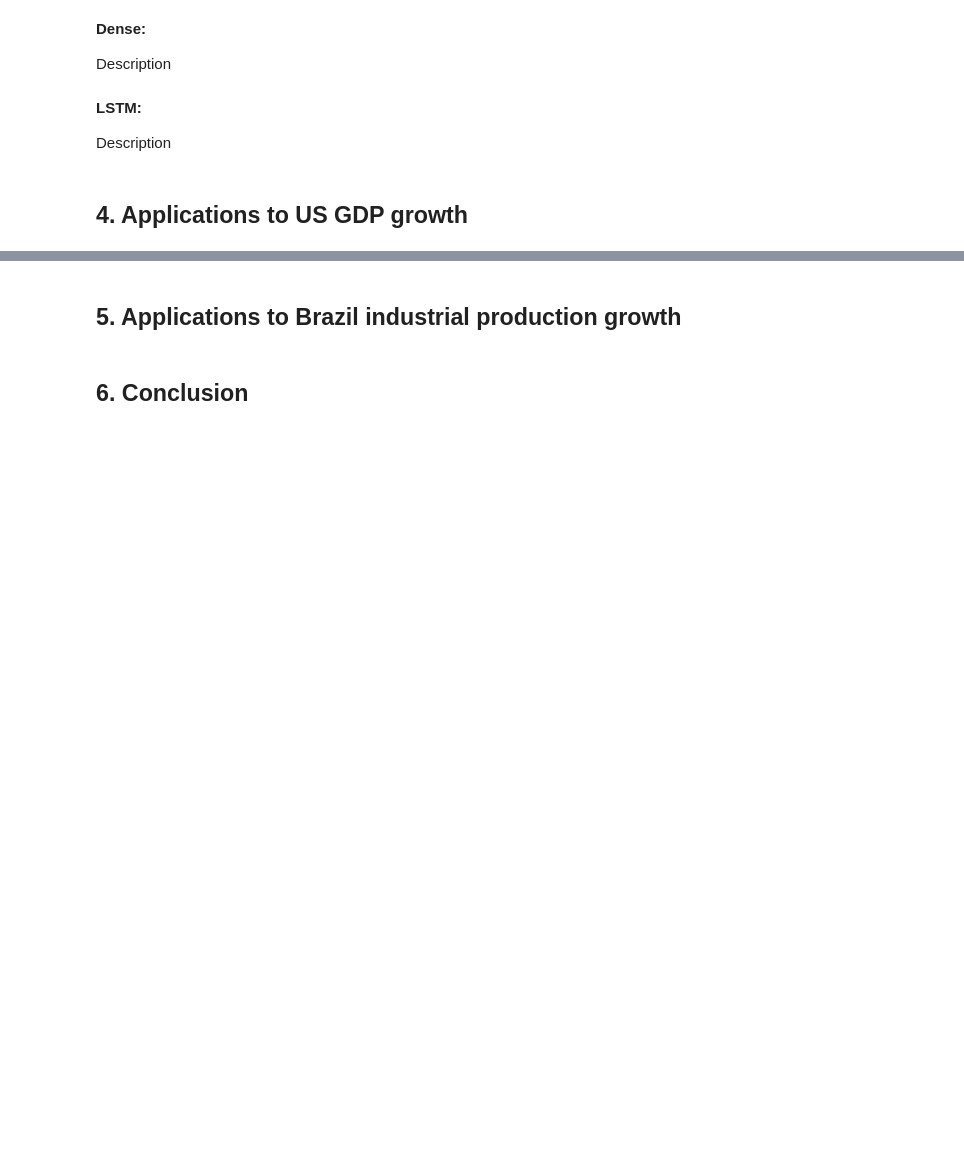
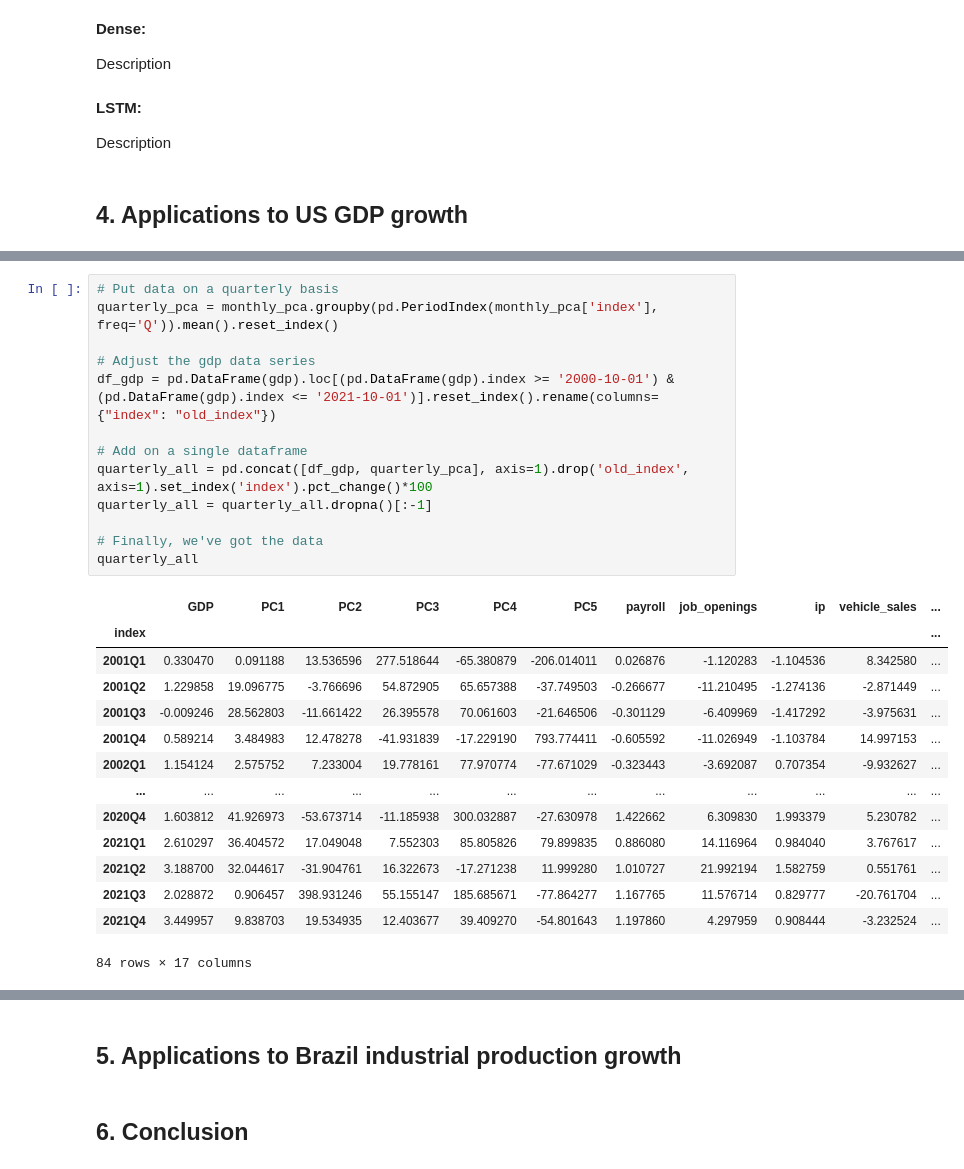
Before and after one commit to vgm236/Special_Project_Moreira_Raza-Nisar, a Jupyter notebook: app/sper_nisar_raza_moreira.ipynb, the cells around one changed output, grey strips where cells are left out. Saved outputs shown, nothing was run; the diff lists cells and outputs as text; blank space fills up the shorter version.

```diff
--- a/app/sper_nisar_raza_moreira.ipynb
+++ b/app/sper_nisar_raza_moreira.ipynb
@@ -183,0 +258,28 @@ Description
+# %%
+# Put data on a quarterly basis
+quarterly_pca = monthly_pca.groupby(pd.PeriodIndex(monthly_pca['index'], freq='Q')).mean().reset_index()
+
+# Adjust the gdp data series
+df_gdp = pd.DataFrame(gdp).loc[(pd.DataFrame(gdp).index >= '2000-10-01') & (pd.DataFrame(gdp).index <= '2021-10-01')].reset_index().rename(columns={"index": "old_index"})
+
+# Add on a single dataframe
+quarterly_all = pd.concat([df_gdp, quarterly_pca], axis=1).drop('old_index', axis=1).set_index('index').pct_change()*100
+quarterly_all = quarterly_all.dropna()[:-1]
+
+# Finally, we've got the data
+quarterly_all
+# %% [output]
+|  | GDP | PC1 | PC2 | PC3 | PC4 | PC5 | payroll | job_openings | ip | vehicle_sales | ... |
+| index |  |  |  |  |  |  |  |  |  |  | ... |
+| 2001Q1 | 0.330470 | 0.091188 | 13.536596 | 277.518644 | -65.380879 | -206.014011 | 0.026876 | -1.120283 | -1.104536 | 8.342580 | ... |
+| 2001Q2 | 1.229858 | 19.096775 | -3.766696 | 54.872905 | 65.657388 | -37.749503 | -0.266677 | -11.210495 | -1.274136 | -2.871449 | ... |
+| 2001Q3 | -0.009246 | 28.562803 | -11.661422 | 26.395578 | 70.061603 | -21.646506 | -0.301129 | -6.409969 | -1.417292 | -3.975631 | ... |
+| 2001Q4 | 0.589214 | 3.484983 | 12.478278 | -41.931839 | -17.229190 | 793.774411 | -0.605592 | -11.026949 | -1.103784 | 14.997153 | ... |
+| 2002Q1 | 1.154124 | 2.575752 | 7.233004 | 19.778161 | 77.970774 | -77.671029 | -0.323443 | -3.692087 | 0.707354 | -9.932627 | ... |
+| ... | ... | ... | ... | ... | ... | ... | ... | ... | ... | ... | ... |
+| 2020Q4 | 1.603812 | 41.926973 | -53.673714 | -11.185938 | 300.032887 | -27.630978 | 1.422662 | 6.309830 | 1.993379 | 5.230782 | ... |
+| 2021Q1 | 2.610297 | 36.404572 | 17.049048 | 7.552303 | 85.805826 | 79.899835 | 0.886080 | 14.116964 | 0.984040 | 3.767617 | ... |
+| 2021Q2 | 3.188700 | 32.044617 | -31.904761 | 16.322673 | -17.271238 | 11.999280 | 1.010727 | 21.992194 | 1.582759 | 0.551761 | ... |
+| 2021Q3 | 2.028872 | 0.906457 | 398.931246 | 55.155147 | 185.685671 | -77.864277 | 1.167765 | 11.576714 | 0.829777 | -20.761704 | ... |
+| 2021Q4 | 3.449957 | 9.838703 | 19.534935 | 12.403677 | 39.409270 | -54.801643 | 1.197860 | 4.297959 | 0.908444 | -3.232524 | ... |
+84 rows × 17 columns
```
Also changed, not shown: parts of 7 cells of this notebook.
